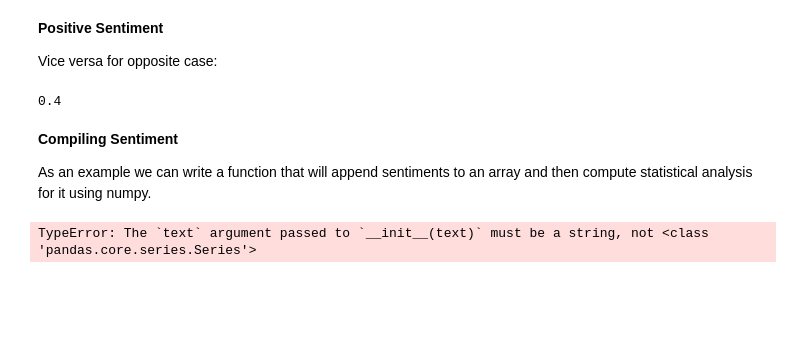
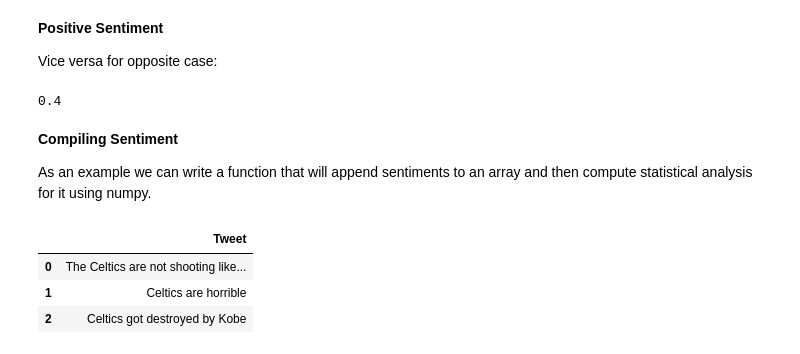
Before and after one commit to natdosan/Finals-Sentiment, a Jupyter notebook: sentiment.ipynb, the cells around one changed output. Cells and saved outputs as stored; diff of their text form; code cells hidden in the pictures; blank space fills up the shorter version.

```diff
--- a/sentiment.ipynb
+++ b/sentiment.ipynb
@@ -135,10 +141,18 @@ def compile_sentiment(sample_texts, sample_sentiment):
 # %%
+# hardcoded input for our specific example
 sample_texts = pd.DataFrame(['The Celtics are not shooting like that again. I have faith in our warriors that they will win the next 3 games!',
-'Celtics are horrible', 'Celtics got destroyed by Kobe', 'Celtics going to lose again', 'Warriors going to win this year!', 'Golden state is so much better', 'Steph curry is the best shooter, they will win', 'Klay thompson is in a shooting slump. He will not recover'
-])
-sample_texts
-sample_sentiment = (0, 0)
-textBlob(sample_texts)
-compile_sentiment(sample_texts, sample_sentiment)
+    'Celtics are horrible',
+    'Celtics got destroyed by Kobe',
+    'Celtics going to lose again',
+    'Warriors going to win this year!',
+    'Golden state is so much better',
+    'Steph curry is the best shooter, they will win',
+    'Klay thompson is in a shooting slump. He will not recover'
+    ])
+sample_texts.rename(columns={0:'Tweet'}, inplace=True)
+sample_texts.head(3)
 # %% [output]
-TypeError: The `text` argument passed to `__init__(text)` must be a string, not <class 'pandas.core.series.Series'>
+|  | Tweet |
+| 0 | The Celtics are not shooting like... |
+| 1 | Celtics are horrible |
+| 2 | Celtics got destroyed by Kobe |
```
Also changed, not shown: parts of 11 cells of this notebook.
